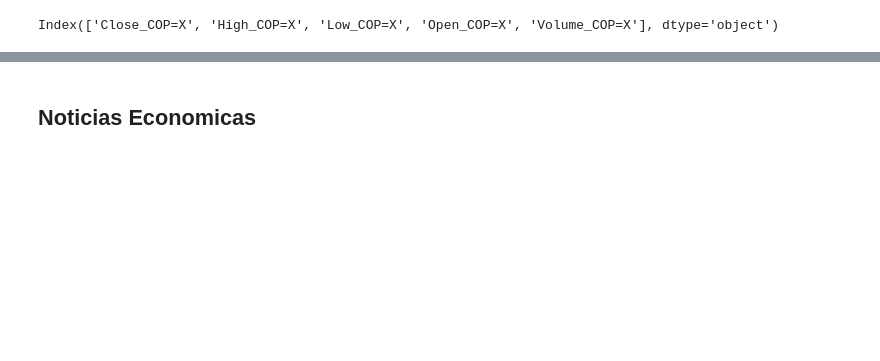
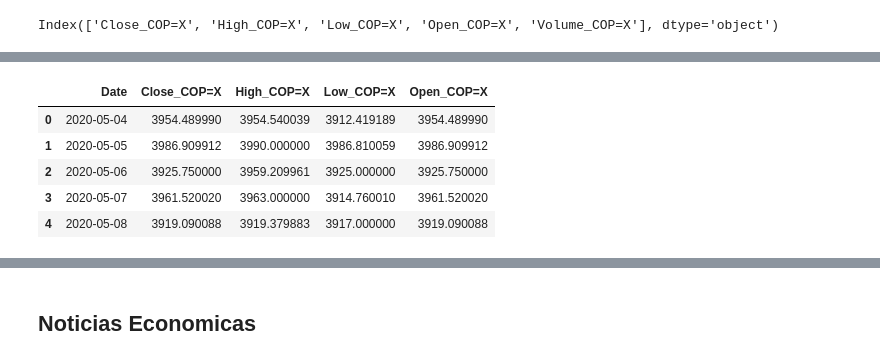
Before and after one commit to santiloc-hub/Proyecto_TRM_Dolar, a Jupyter notebook: Notebooks/01_Extraccion_de_Datos.ipynb, the cells around one changed output, grey strips where cells are left out. Cells and saved outputs as stored; diff of their text form; code cells hidden in the pictures; blank space fills up the shorter version.

```diff
--- a/Notebooks/01_Extraccion_de_Datos.ipynb
+++ b/Notebooks/01_Extraccion_de_Datos.ipynb
@@ -38,3 +49,14 @@ Index(['Close_COP=X', 'High_COP=X', 'Low_COP=X', 'Open_COP=X', 'Volume_COP=X'],
+# %%
+# Eliminar las columnas que no son necesarias
+data = data[['Date', 'Close_COP=X', 'High_COP=X', 'Low_COP=X', 'Open_COP=X']]
+data.head()
+# %% [output]
+|  | Date | Close_COP=X | High_COP=X | Low_COP=X | Open_COP=X |
+| 0 | 2020-05-04 | 3954.489990 | 3954.540039 | 3912.419189 | 3954.489990 |
+| 1 | 2020-05-05 | 3986.909912 | 3990.000000 | 3986.810059 | 3986.909912 |
+| 2 | 2020-05-06 | 3925.750000 | 3959.209961 | 3925.000000 | 3925.750000 |
+| 3 | 2020-05-07 | 3961.520020 | 3963.000000 | 3914.760010 | 3961.520020 |
+| 4 | 2020-05-08 | 3919.090088 | 3919.379883 | 3917.000000 | 3919.090088 |
 # %%
 # Calcular la media movil de 30 dias
 data['SMA_30'] = data['Close_COP=X'].rolling(window=30).mean()
```
Also changed, not shown: parts of 5 cells of this notebook, 1 other file.
